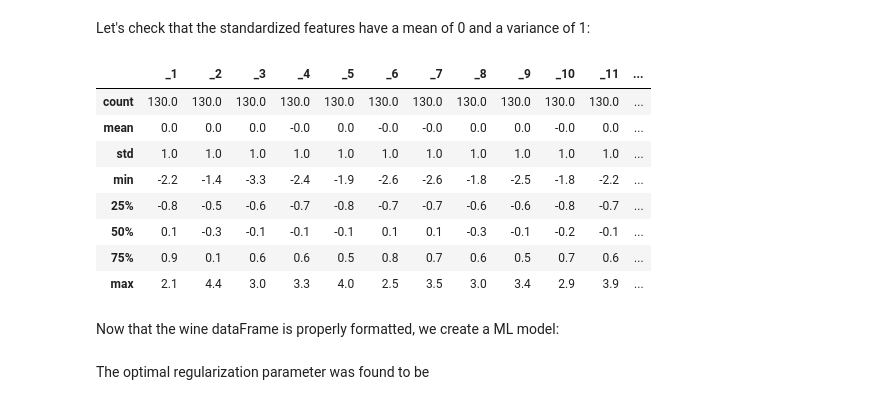
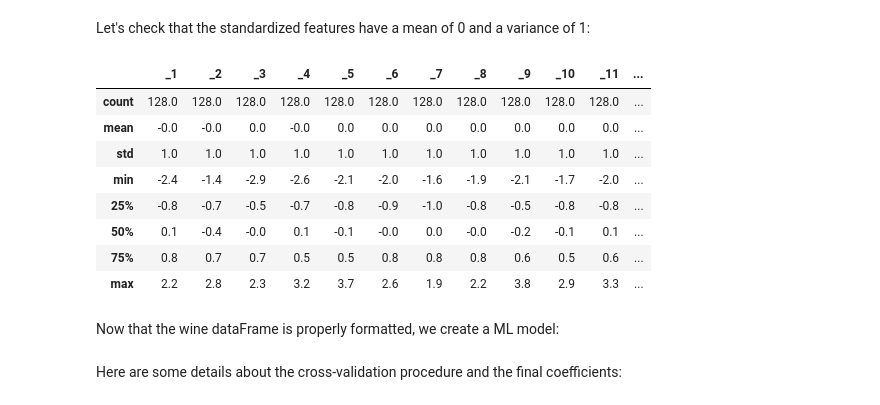
Before and after one commit to jhalverson/data_science, a Jupyter notebook: spark/mllib/spark2_wine_classification.ipynb, the cells around one changed output. Drawn from its saved outputs; the diff is of its cells as text; code cells hidden in the pictures.

Commit message:
Added UDF, more evaluation and split is made before standardization

```diff
--- a/spark/mllib/spark2_wine_classification.ipynb
+++ b/spark/mllib/spark2_wine_classification.ipynb
@@ -32,4 +49,10 @@ Class labels must begin with 0 and count up in Spark. Here we will only consider
+# %%
+toRandomFlip3rd = udf(randomFlip3rd, IntegerType())
+slen = udf(lambda x: x * x, IntegerType())
+df = df.withColumn('_c0', toRandomFlip3rd(df._c0))
+df = df.withColumn('_c0', df['_c0'] - 1)
+#df = df.withColumn('_c0', toRandomFlip3rd(df._c0))
 # %%
-df = df.filter(df._c0 < 3).withColumn('_c0', df['_c0'] - 1)
+#df = df.filter(df._c0 < 3).withColumn('_c0', df['_c0'] - 1)
 df.sample(False, 0.1).show()
 # %% [output]
@@ -166 +207,3 @@ only showing top 5 rows
+# %%
+trainUnSTD, testUnSTD = wineRaw.randomSplit([0.7, 0.3])
 # %% [markdown]
@@ -168,6 +211,6 @@ Now that we have the correct format, let's standardize the data by making the me
 # %%
 from pyspark.ml.feature import StandardScaler
 scaler = StandardScaler(inputCol="features", outputCol="scaledFeatures", withStd=True, withMean=True)
-scalerModel = scaler.fit(wineRaw)
-wine = scalerModel.transform(wineRaw).cache()
+scalerModel = scaler.fit(trainUnSTD)
+train = scalerModel.transform(trainUnSTD).cache()
 # %%
@@ -193,16 +236,16 @@ only showing top 5 rows
 # %% [markdown]
 Let's check that the standardized features have a mean of 0 and a variance of 1:
 # %%
-wine.rdd.map(lambda row: row.scaledFeatures.values.tolist()).toDF().toPandas().describe().applymap(lambda x: round(x, 1))
+train.rdd.map(lambda row: row.scaledFeatures.values.tolist()).toDF().toPandas().describe().applymap(lambda x: round(x, 1))
 # %% [output]
 |  | _1 | _2 | _3 | _4 | _5 | _6 | _7 | _8 | _9 | _10 | _11 | ... |
-| count | 130.0 | 130.0 | 130.0 | 130.0 | 130.0 | 130.0 | 130.0 | 130.0 | 130.0 | 130.0 | 130.0 | ... |
-| mean | 0.0 | 0.0 | 0.0 | -0.0 | 0.0 | -0.0 | -0.0 | 0.0 | 0.0 | -0.0 | 0.0 | ... |
+| count | 128.0 | 128.0 | 128.0 | 128.0 | 128.0 | 128.0 | 128.0 | 128.0 | 128.0 | 128.0 | 128.0 | ... |
+| mean | -0.0 | -0.0 | 0.0 | -0.0 | 0.0 | 0.0 | 0.0 | 0.0 | 0.0 | 0.0 | 0.0 | ... |
 | std | 1.0 | 1.0 | 1.0 | 1.0 | 1.0 | 1.0 | 1.0 | 1.0 | 1.0 | 1.0 | 1.0 | ... |
-| min | -2.2 | -1.4 | -3.3 | -2.4 | -1.9 | -2.6 | -2.6 | -1.8 | -2.5 | -1.8 | -2.2 | ... |
-| 25% | -0.8 | -0.5 | -0.6 | -0.7 | -0.8 | -0.7 | -0.7 | -0.6 | -0.6 | -0.8 | -0.7 | ... |
-| 50% | 0.1 | -0.3 | -0.1 | -0.1 | -0.1 | 0.1 | 0.1 | -0.3 | -0.1 | -0.2 | -0.1 | ... |
-| 75% | 0.9 | 0.1 | 0.6 | 0.6 | 0.5 | 0.8 | 0.7 | 0.6 | 0.5 | 0.7 | 0.6 | ... |
-| max | 2.1 | 4.4 | 3.0 | 3.3 | 4.0 | 2.5 | 3.5 | 3.0 | 3.4 | 2.9 | 3.9 | ... |
+| min | -2.4 | -1.4 | -2.9 | -2.6 | -2.1 | -2.0 | -1.6 | -1.9 | -2.1 | -1.7 | -2.0 | ... |
+| 25% | -0.8 | -0.7 | -0.5 | -0.7 | -0.8 | -0.9 | -1.0 | -0.8 | -0.5 | -0.8 | -0.8 | ... |
+| 50% | 0.1 | -0.4 | -0.0 | 0.1 | -0.1 | -0.0 | 0.0 | -0.0 | -0.2 | -0.1 | 0.1 | ... |
+| 75% | 0.8 | 0.7 | 0.7 | 0.5 | 0.5 | 0.8 | 0.8 | 0.8 | 0.6 | 0.5 | 0.6 | ... |
+| max | 2.2 | 2.8 | 2.3 | 3.2 | 3.7 | 2.6 | 1.9 | 2.2 | 3.8 | 2.9 | 3.3 | ... |
 # %% [markdown]
 Now that the wine dataFrame is properly formatted, we create a ML model:
@@ -222,6 +264,6 @@ crossval = CrossValidator(estimator=pipeline, estimatorParamMaps=paramGrid, eval
 cvModel = crossval.fit(train)
-# %% [markdown]
-The optimal regularization parameter was found to be
+# %% [markdown]
+Here are some details about the cross-validation procedure and the final coefficients:
 # %%
 cvModel.avgMetrics
 # %% [output]
```
Also changed, not shown: parts of 33 cells of this notebook.
